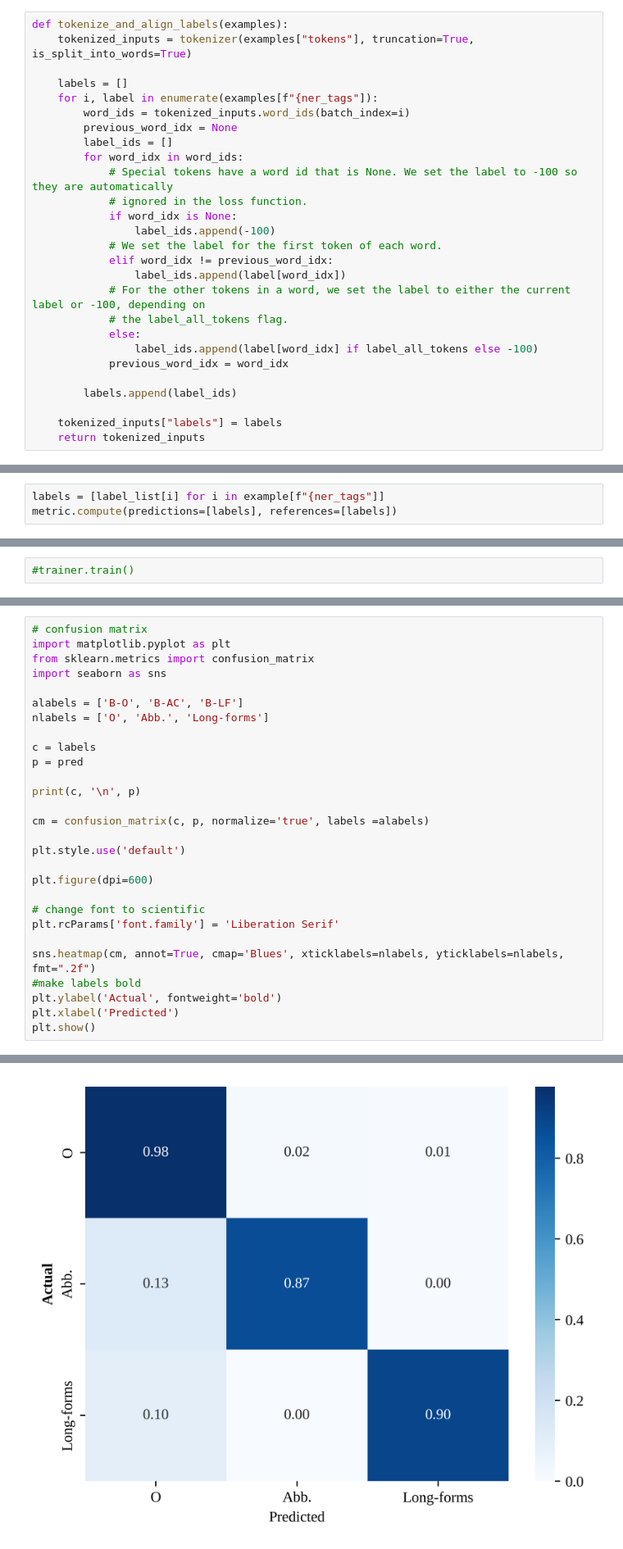
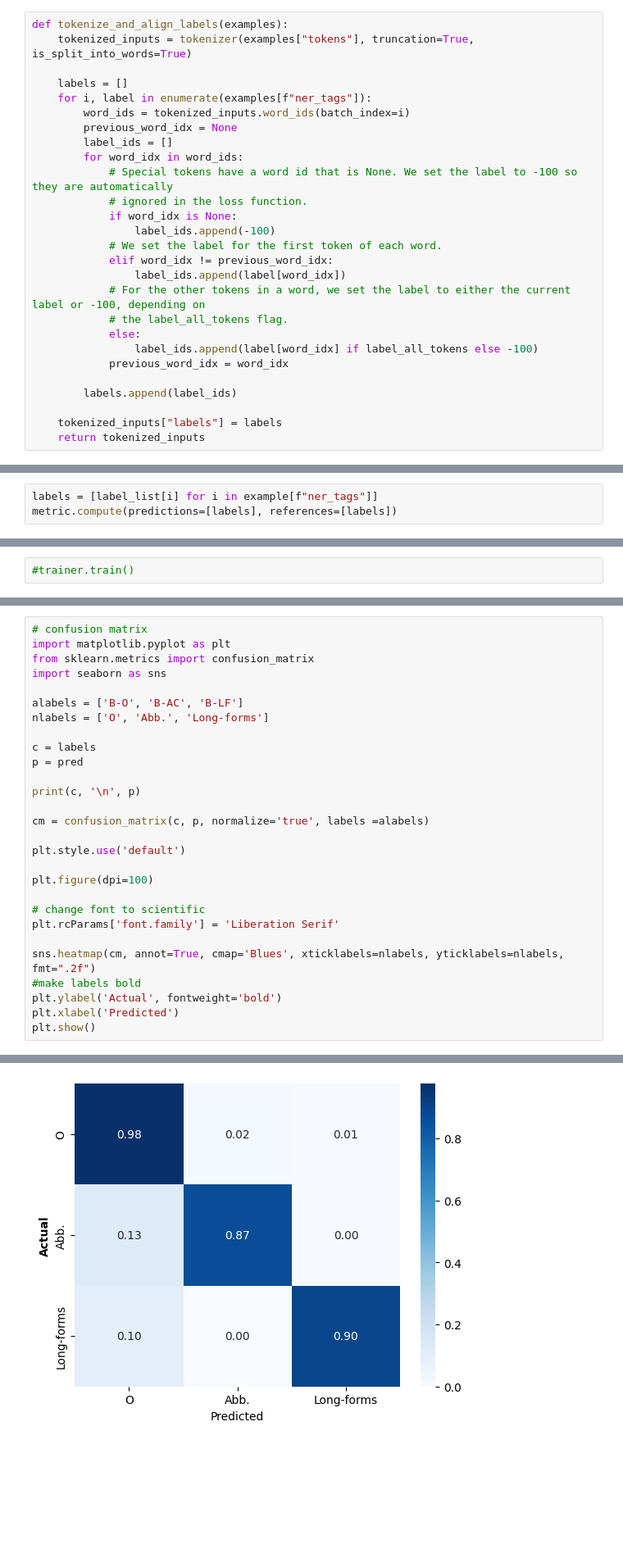
Before and after one commit to antoineedy/NLP-group-courwesork, a Jupyter notebook: training.ipynb, the cells around one changed output, grey strips where cells are left out. Shown at 82% size. Cells and saved outputs as stored; diff of their text form; blank space fills up the shorter version.

```diff
--- a/training.ipynb
+++ b/training.ipynb
@@ -60,7 +60,7 @@ def tokenize_and_align_labels(examples):
     tokenized_inputs = tokenizer(examples["tokens"], truncation=True, is_split_into_words=True)
 
     labels = []
-    for i, label in enumerate(examples[f"{ner_tags"]):
+    for i, label in enumerate(examples[f"ner_tags"]):
         word_ids = tokenized_inputs.word_ids(batch_index=i)
         previous_word_idx = None
         label_ids = []
@@ -138,7 +138,7 @@ tokens
  '.',
  '[SEP]']
 # %%
-labels = [label_list[i] for i in example[f"{ner_tags"]]
+labels = [label_list[i] for i in example[f"ner_tags"]]
 metric.compute(predictions=[labels], references=[labels])
 # %% [output]
 {'overall_precision': 0.0,
@@ -335,7 +311,7 @@ cm = confusion_matrix(c, p, normalize='true', labels =alabels)
 
 plt.style.use('default')
 
-plt.figure(dpi=600)
+plt.figure(dpi=100)
 
 # change font to scientific
 plt.rcParams['font.family'] = 'Liberation Serif'
@@ -351 +361 @@ plt.show()
-[figure, old version]
+[figure, new version]
```
Also changed, not shown: parts of 14 cells of this notebook, 2 other files.
